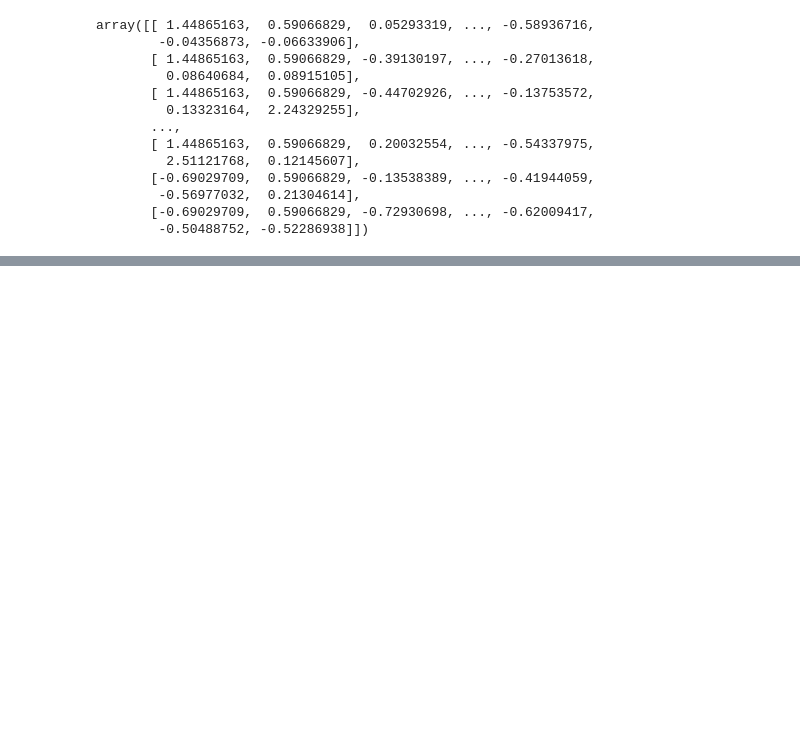
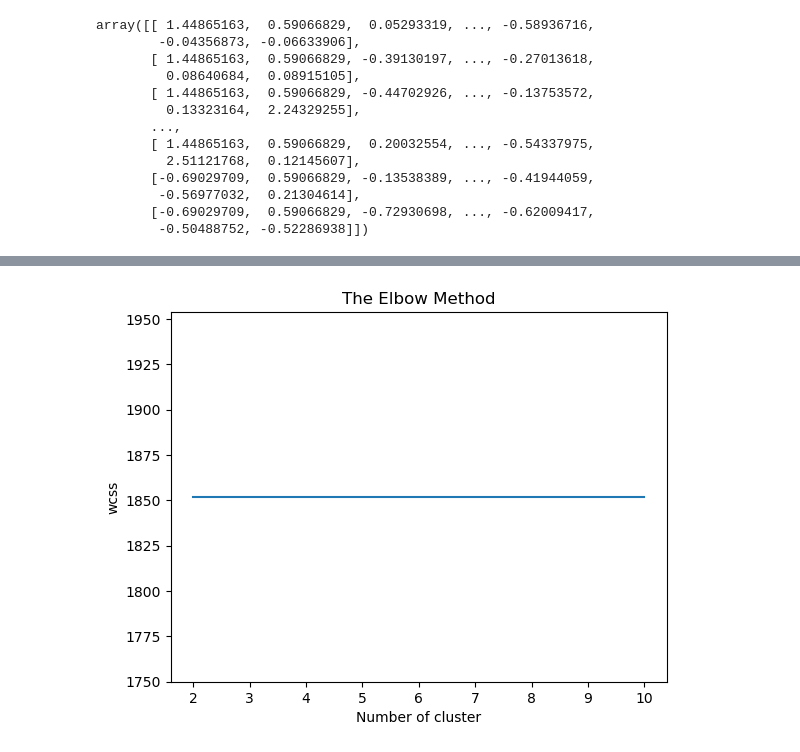
Before and after one commit to rajeshkuncham-code/python, a Jupyter notebook: day 20.ipynb, the cells around one changed output, grey strips where cells are left out. Cells and saved outputs as stored; diff of their text form; code cells hidden in the pictures; blank space fills up the shorter version.

```diff
--- a/day 20.ipynb
+++ b/day 20.ipynb
@@ -101,0 +211,9 @@ array([[ 1.44865163,  0.59066829,  0.05293319, ..., -0.58936716,
+# %%
+import matplotlib.pyplot as plt
+plt.plot(range(2,11),wcss)
+plt.title('The Elbow Method')
+plt.xlabel('Number of cluster')
+plt.ylabel('wcss')
+plt.show()
+# %% [output]
+[figure, added]
```
Also changed, not shown: parts of 14 cells of this notebook.
